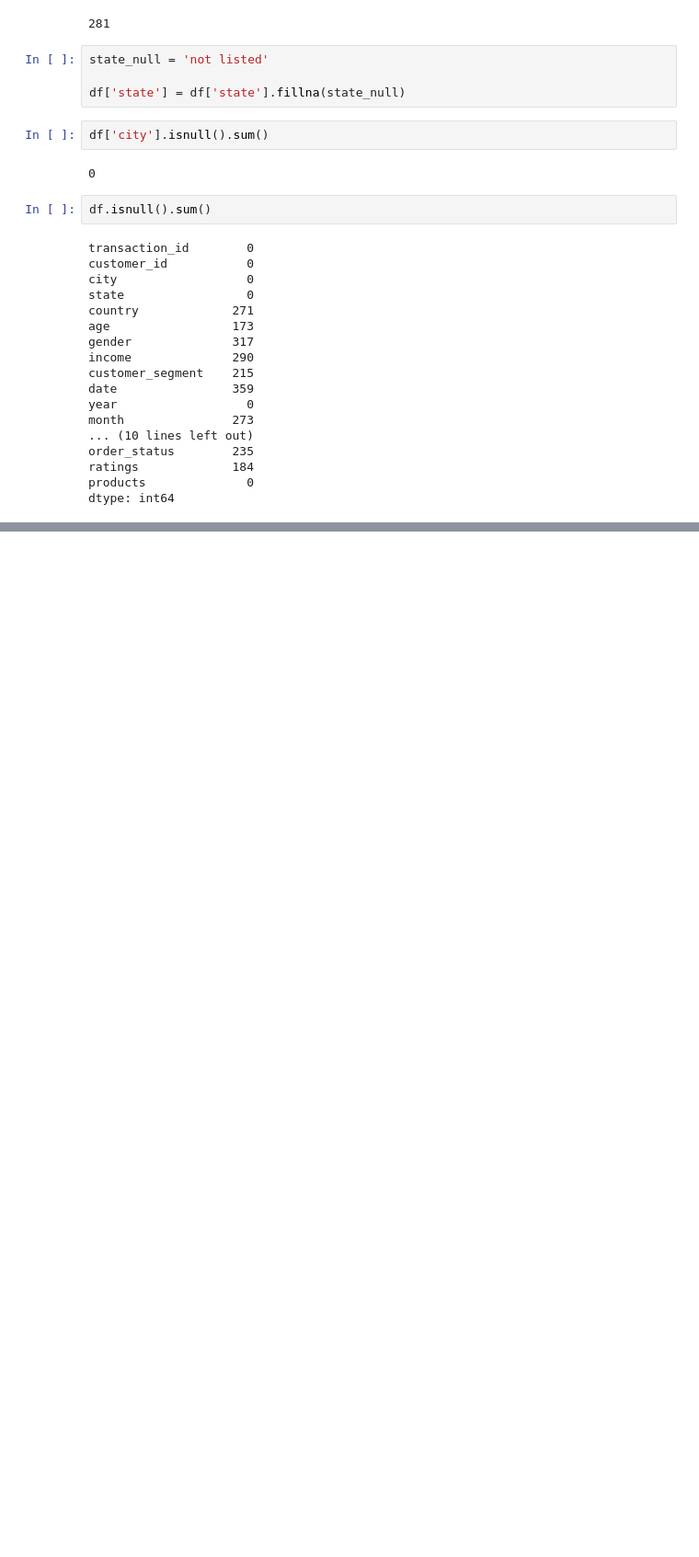
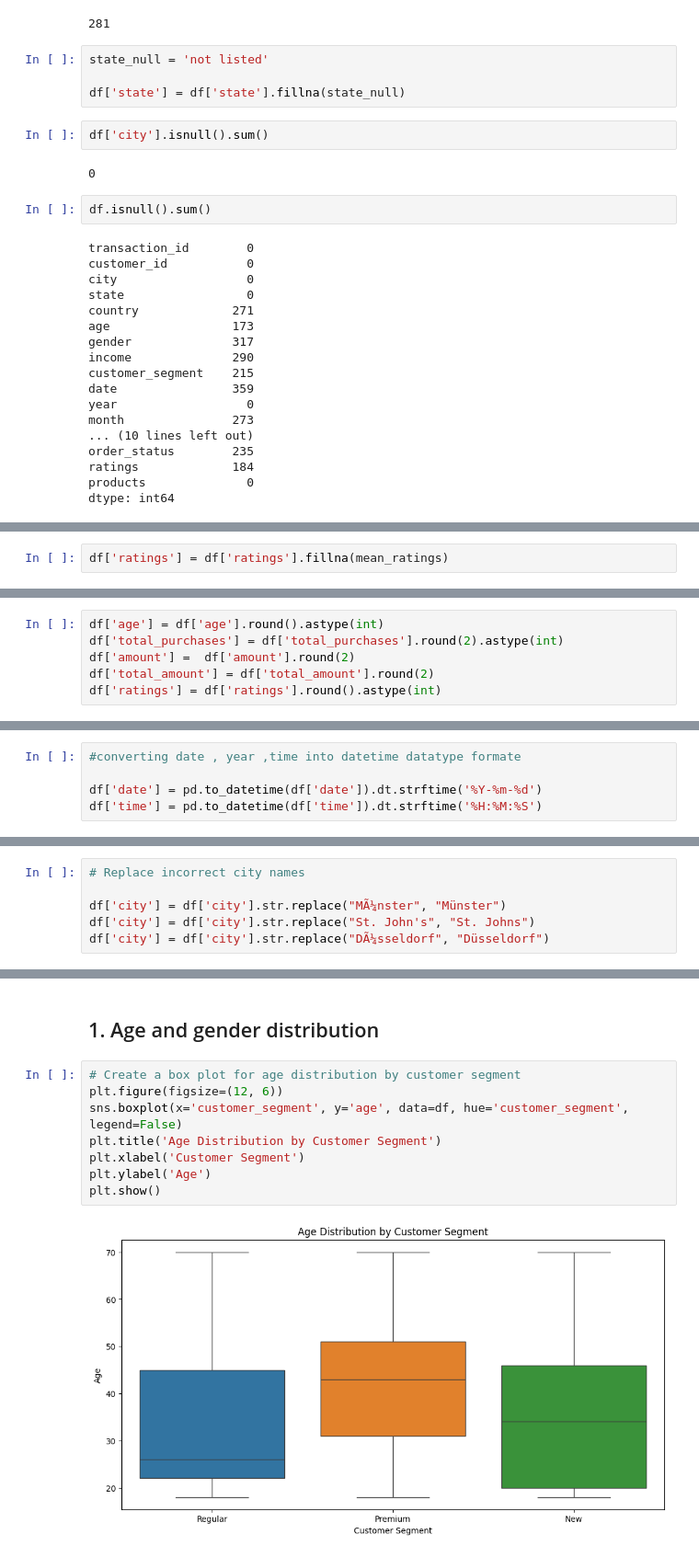
Before and after one commit to Fareen24/consumer-analysis-report, a Jupyter notebook: consumer_behavior_analysis.ipynb, the cells around one changed output, grey strips where cells are left out. Shown: that part at 92% size. Cells and saved outputs as stored; diff of their text form; blank space fills up the shorter version.

```diff
--- a/consumer_behavior_analysis.ipynb
+++ b/consumer_behavior_analysis.ipynb
@@ -276,0 +427,2 @@ NameError: name 'df' is not defined
+# %%
+df['ratings'] = df['ratings'].fillna(mean_ratings)
@@ -276,0 +451,6 @@ NameError: name 'df' is not defined
+# %%
+df['age'] = df['age'].round().astype(int)
+df['total_purchases'] = df['total_purchases'].round(2).astype(int)
+df['amount'] =  df['amount'].round(2)
+df['total_amount'] = df['total_amount'].round(2)
+df['ratings'] = df['ratings'].round().astype(int)
@@ -276,0 +459,5 @@ NameError: name 'df' is not defined
+# %%
+#converting date , year ,time into datetime datatype formate
+
+df['date'] = pd.to_datetime(df['date']).dt.strftime('%Y-%m-%d')
+df['time'] = pd.to_datetime(df['time']).dt.strftime('%H:%M:%S')
@@ -276,0 +466,6 @@ NameError: name 'df' is not defined
+# %%
+# Replace incorrect city names
+
+df['city'] = df['city'].str.replace("MÃ¼nster", "Münster")
+df['city'] = df['city'].str.replace("St. John's", "St. Johns")
+df['city'] = df['city'].str.replace("DÃ¼sseldorf", "Düsseldorf")
@@ -276,0 +530,12 @@ NameError: name 'df' is not defined
+# %% [markdown]
+## 1. Age and gender distribution
+# %%
+# Create a box plot for age distribution by customer segment
+plt.figure(figsize=(12, 6))
+sns.boxplot(x='customer_segment', y='age', data=df, hue='customer_segment', legend=False)
+plt.title('Age Distribution by Customer Segment')
+plt.xlabel('Customer Segment')
+plt.ylabel('Age')
+plt.show()
+# %% [output]
+[figure, added]
```
Also changed, not shown: parts of 78 cells of this notebook, 1 other file.
